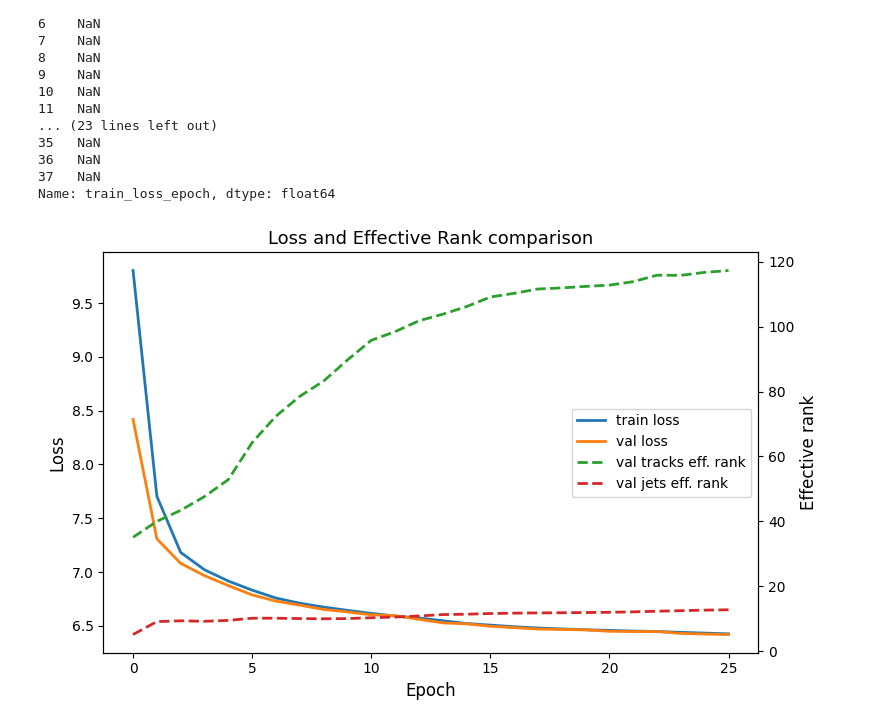
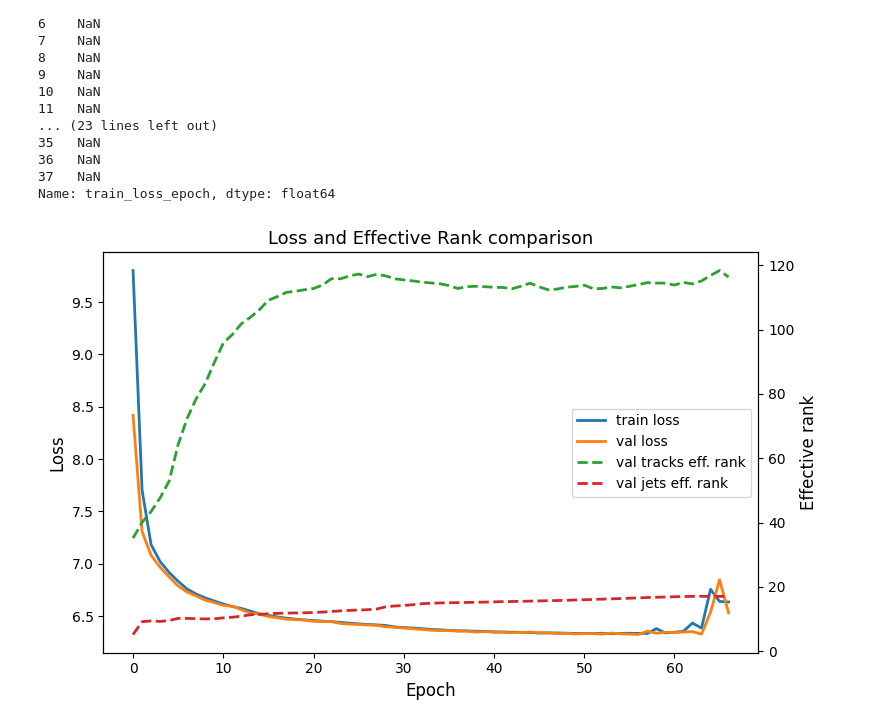
Before and after one commit to Riccardo-Riva/fm4tag, a Jupyter notebook: notebooks/simple_plots.ipynb, the cells around one changed output. Cells and saved outputs as stored; diff of their text form; code cells hidden in the pictures.

```diff
--- a/notebooks/simple_plots.ipynb
+++ b/notebooks/simple_plots.ipynb
@@ -65,7 +65,7 @@ import matplotlib.pyplot as plt
 
 # --- Parameters ---
 csv_path  = '../slurm/pretraining/run_20260320_112055/outputs/model_0_colrow/version_0/metrics.csv'
-max_epoch = 25   # set to an int to cut the plot, e.g. max_epoch = 20
+max_epoch = None   # set to an int to cut the plot, e.g. max_epoch = 20
 
 df = pd.read_csv(csv_path)
 
@@ -86,35 +86,35 @@ if max_epoch is not None:
 epochs = val['epoch']
 
 fig, ax1 = plt.subplots(figsize=(8, 5))
 
 # --- Left axis: losses ---
 color_train = '#1f77b4'
 color_val   = '#ff7f0e'
 l1, = ax1.plot(train['epoch'], train['train_loss_epoch'], color=color_train, lw=2, label='train loss')
 l2, = ax1.plot(epochs,         val['val_loss'],           color=color_val,   lw=2, label='val loss')
 ax1.set_ylabel('Loss', fontsize=12)
 ax1.tick_params(axis='y', labelcolor='black')
 
 # --- Right axis: effective ranks ---
 ax2 = ax1.twinx()
-color_tracks = '#2ca02c'
+color_tracks = "#2ca030"
 color_jets   = '#d62728'
 l3, = ax2.plot(epochs, val['val_tracks/effective_rank'], color=color_tracks, lw=2, ls='--', label='val tracks eff. rank')
 l4, = ax2.plot(epochs, val['val_jets/effective_rank'],   color=color_jets,   lw=2, ls='--', label='val jets eff. rank')
 ax2.set_ylabel('Effective rank', fontsize=12)
 ax2.tick_params(axis='y', labelcolor='black')
 
 ax1.set_xlabel('Epoch', fontsize=12)
 ax1.set_title('Loss and Effective Rank comparison', fontsize=13)
 
 lines = [l1, l2, l3, l4]
 ax1.legend(lines, [l.get_label() for l in lines], loc='center right', fontsize=10)
 
 plt.tight_layout()
 plt.savefig('effective_rank.png', dpi=300)
 plt.show()
 # %% [output]
-[figure, old version]
+[figure, new version]
 # %%
 import pandas as pd
 import matplotlib.pyplot as plt
```
Also changed, not shown: parts of 1 cell of this notebook, 8 other files.
